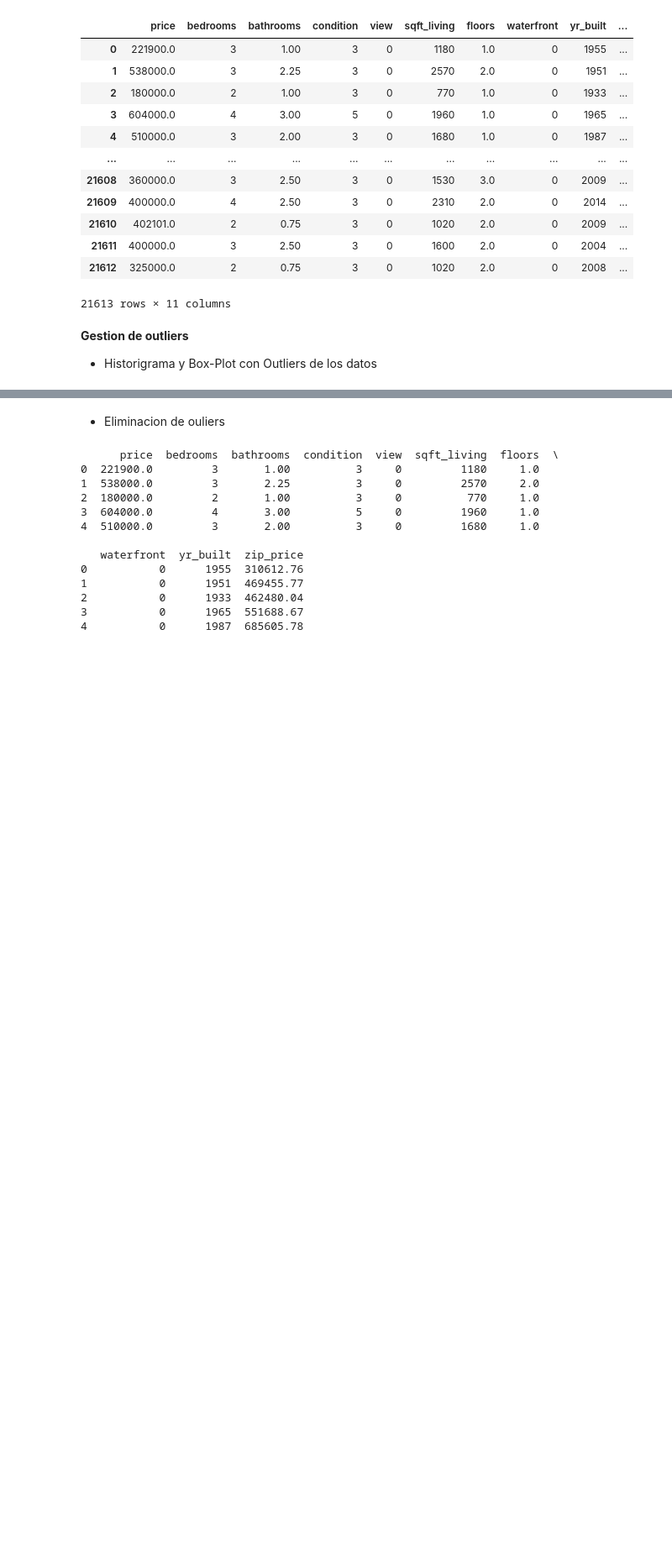
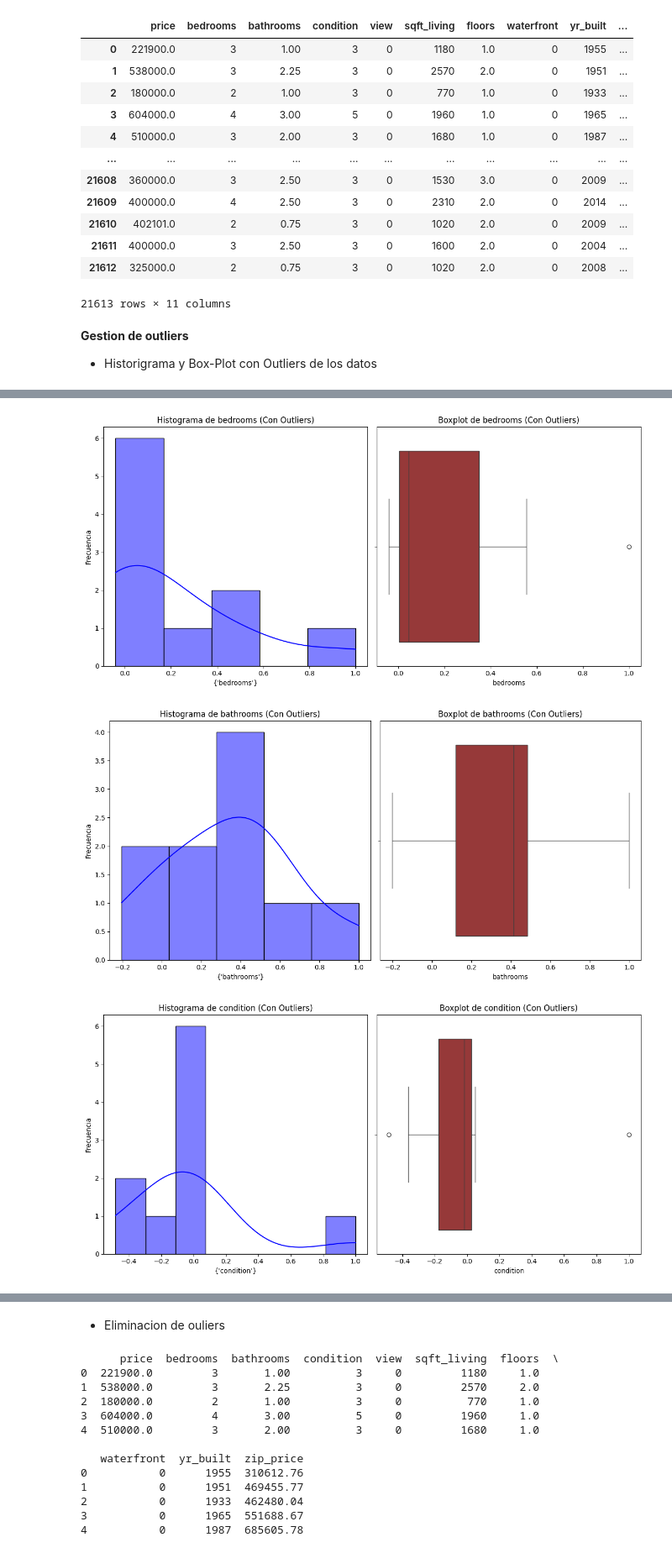
Before and after one commit to OmarDekGil/Proyecto_ML, a Jupyter notebook: Regresión/Regresión_Multiple.ipynb, the cells around one changed output, grey strips where cells are left out. Shown at 84% size. Drawn from its saved outputs; the diff is of its cells as text; code cells hidden in the pictures; blank space fills up the shorter version.

```diff
--- a/Dataset_rlm.ipynb
+++ b/Regresión/Regresión_Multiple.ipynb
@@ -47,0 +23,6 @@ Index(['id', 'date', 'price', 'bedrooms', 'bathrooms', 'sqft_living',
+# %%
+df = pd.read_csv('../Datasets/kc_house_data.csv')
+df.info()
+df.head()
+df.describe
+df.columns
@@ -123,0 +82,24 @@ plt.show()
+# %%
+import seaborn as sns
+import matplotlib.pyplot as plt
+
+columns = df.columns
+for i, column in enumerate(columns):
+    plt.figure(figsize=(12, 6))
+    plt.subplot(1, 2, 1)
+    sns.histplot(df[column], kde=True, color="blue")
+    plt.title(f"Histograma de {column} (Con Outliers)")
+    plt.xlabel({column})
+    plt.ylabel("Frecuencia")
+
+    plt.subplot(1, 2, 2)
+
+    sns.boxplot(x=df[column], color="brown")
+    plt.title(f"Boxplot de {column} (Con Outliers)")
+
+    plt.tight_layout()
+    plt.show()
+# %% [output]
+[figure, added]
+[figure, added]
+[figure, added]
```
Also changed, not shown: parts of 10 cells of this notebook, 10 other files.
